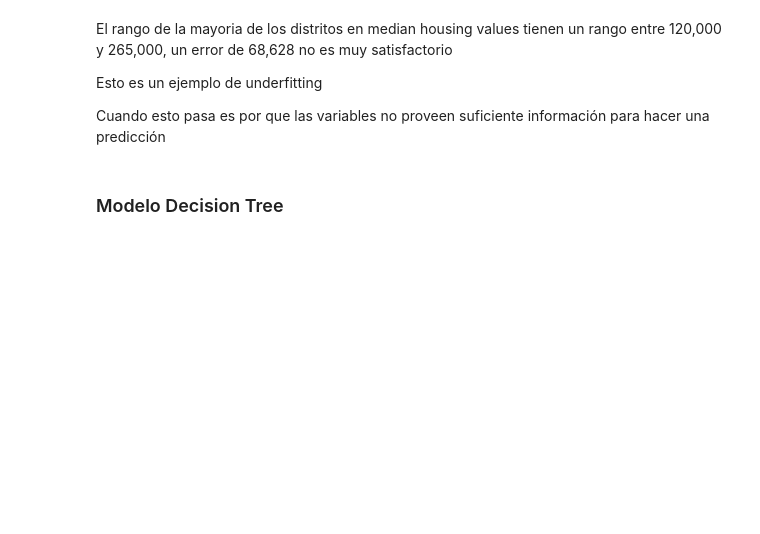
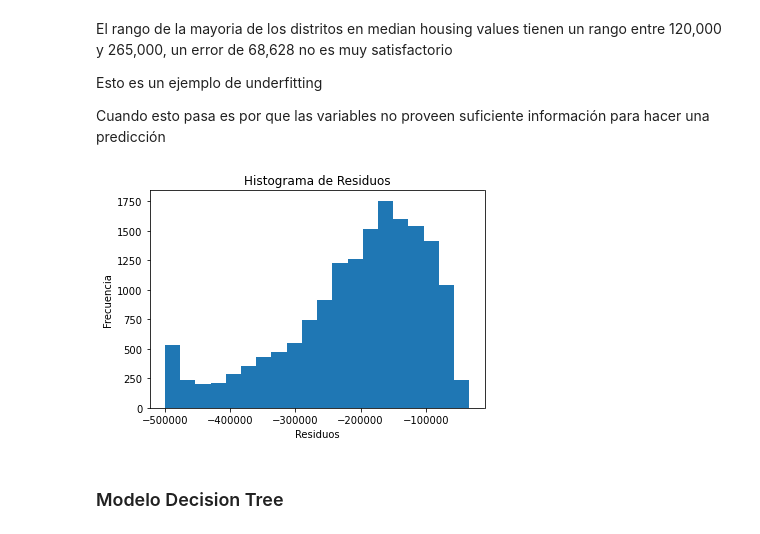
Before and after one commit to erdavg/housing, a Jupyter notebook: Housing.ipynb, the cells around one changed output. Cells and saved outputs as stored; diff of their text form; code cells hidden in the pictures; blank space fills up the shorter version.

```diff
--- a/Housing.ipynb
+++ b/Housing.ipynb
@@ -484,6 +523,17 @@ El rango de la mayoria de los distritos en median housing values tienen un rango
 Esto es un ejemplo de underfitting
 
 Cuando esto pasa es por que las variables no proveen suficiente información para hacer una predicción
+# %%
+## AGREGADO **
+residuos = housing_prepared[:, 0] - housing_predictions
+
+plt.hist(residuos, bins=20)
+plt.xlabel('Residuos')
+plt.ylabel('Frecuencia')
+plt.title('Histograma de Residuos')
+plt.show()
+# %% [output]
+[figure, added]
 # %% [markdown]
 ### Modelo Decision Tree
 # %%
```
Also changed, not shown: parts of 18 cells of this notebook, 1 other file.
